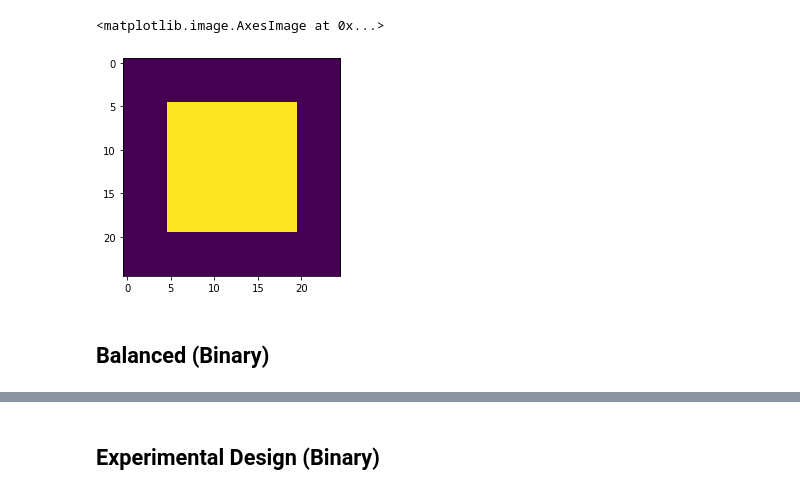
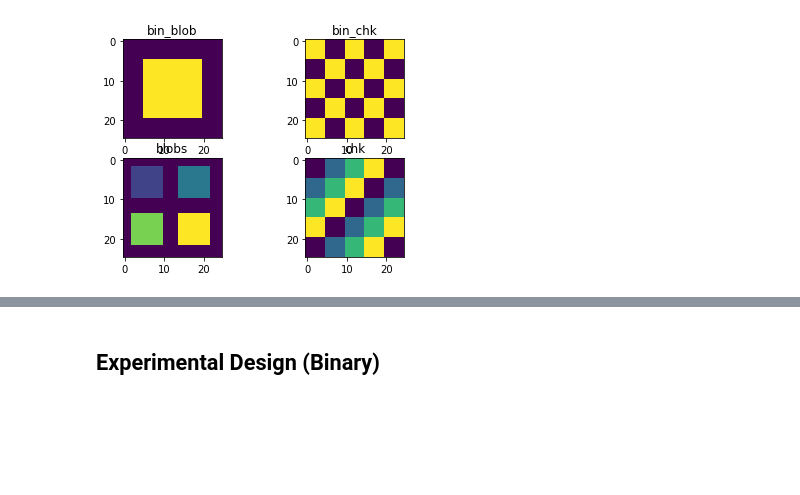
Before and after one commit to edoardogiacomello/DistributedSegmentation, a Jupyter notebook: src/SyntheticSamples-v2.ipynb, the cells around one changed output, grey strips where cells are left out. Drawn from its saved outputs; the diff is of its cells as text; code cells hidden in the pictures; blank space fills up the shorter version.

Commit message:
Added code for running binary experiments

```diff
--- a/src/SyntheticSamples-v2.ipynb
+++ b/src/SyntheticSamples-v2.ipynb
@@ -10,22 +11,55 @@ import Experiments as exp
 
 stats = negtools.StatisticsLogger()
 nt = negtools.NegTools()
-# %%
-# Binary Checkerboard Example
-H = 25
-W = 25
-templates = dict()
-templates['blob'] = np.zeros((W, H), dtype=np.uint8)
-templates['blob'][tuple(rectangle(start=(5,5), extent=(15,15), shape=(W,H)))] = 1
-
-templates['blobs'] = np.zeros((W, H), dtype=np.uint8)
-templates['blobs'][1:H//2-1,1:W//2-1] = 1
-templates['blobs'][1:H//2-1,W//2+2:W-1] = 2
-templates['blobs'][H//2+1:H-1,1:W//2-1] = 3
-templates['blobs'][H//2+1:H-1,W//2+2:W-1] = 4
-templates['checkerboard'] = skim.data.checkerboard().astype(np.bool).astype(np.float32)
-# %% [output]
-<matplotlib.image.AxesImage at 0x...>
-[figure, removed]
+# %%
+W = 25
+H = 25
+W2 = 5
+H2 = 5
+templates = dict()
+
+templates['bin_blob'] = np.zeros((W, H), dtype=np.uint8)
+templates['bin_blob'][tuple(rectangle(start=(5,5), extent=(15,15), shape=(W,H)))] = 1
+
+templates['bin_chk'] = np.zeros((W, H), dtype=np.uint8)
+is_one = True
+for i in range(0,W,W2):
+    for j in range(0,H,H2):
+        if is_one is True:
+            templates['bin_chk'][tuple(rectangle(start=(i,j), extent=(W2,H2), shape=(W,H)))] = 1
+        is_one = not is_one
+
+n_class = 4
+blobs_w = 8
+blobs_h = 8
+w_off = 2
+h_off = 2
+blobs_val = 1
+
+templates['blobs'] = np.zeros((W, H), dtype=np.uint8)
+for i in range(0,W,blobs_w+2*w_off):
+    for j in range(0,H,blobs_h+2*h_off):
+        templates['blobs'][tuple(rectangle(start=(i+w_off,j+h_off), extent=(blobs_w,blobs_h), shape=(W,H)))] = blobs_val
+        blobs_val = blobs_val+1
+
+W = 25
+H = 25
+CHK_W = 5
+CHK_H = 5
+val = 0
+n_class = 4
+templates['chk'] = np.zeros((W, H), dtype=np.uint8)
+is_one = True
+for i in range(0,W,CHK_W):
+    for j in range(0,H,CHK_H):
+        templates['chk'][tuple(rectangle(start=(i,j), extent=(CHK_W,CHK_H), shape=(W,H)))] = val + 1
+        val = (val + 1) % n_class
+
+for i, (name, templ) in enumerate(templates.items()):
+    plt.subplot(2, math.ceil(len(templates.items())/2), i+1)
+    plt.imshow(templ)
+    plt.title(name)
+# %% [output]
+[figure, added]
 # %%
 def agent_binary_balanced(mu, std):
@@ -87,5 +126,3 @@ def generate_ground_truth(gt_template, n_labels):
         gt_slice = np.where(gt_template==l, 1.0, 0.0)
         gt.append(gt_slice)
     return np.stack(gt, axis=-1)
-# %% [markdown]
-## Balanced (Binary)
```
Also changed, not shown: parts of 21 cells of this notebook, 5 other files.
